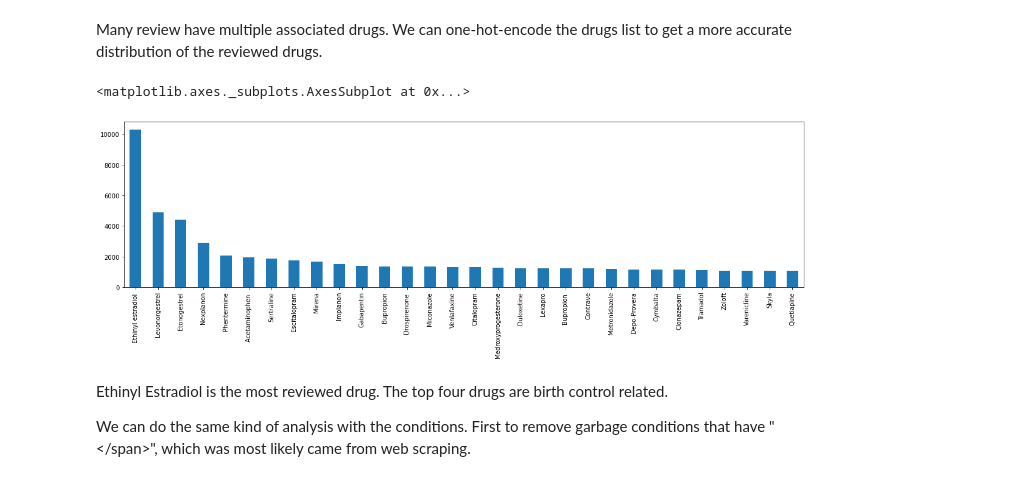
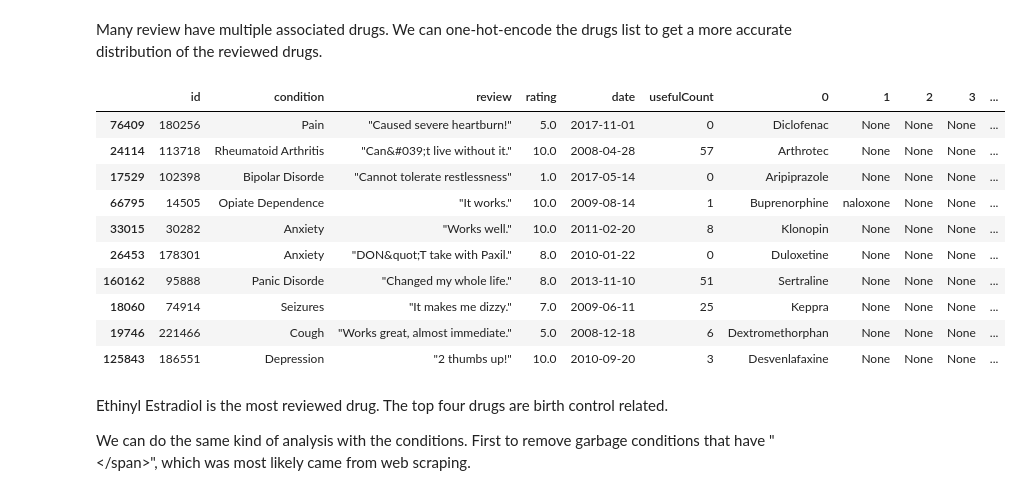
Before and after one commit to kshptl/Drug-Review-Sentiment-Analysis, a Jupyter notebook: EDA.ipynb, the cells around one changed output. Cells and saved outputs as stored; diff of their text form; code cells hidden in the pictures.

```diff
--- a/EDA.ipynb
+++ b/EDA.ipynb
@@ -107,10 +105,22 @@ drugs = pd.concat([drugs.drop("drugName", 1), drugs.drugName.str.split(r"[,/\\\\
 drugName_counts = pd.concat([drugs[0].value_counts(), drugs[1].value_counts(), drugs[2].value_counts(), drugs[3].value_counts(), drugs[4].value_counts()], 1).sum(axis=1)
 
 # plot top 30 reviewed drugs
-drugName_counts[:30].plot(kind="bar", figsize=(20,5))
+drugName_counts = drugName_counts.sort_values(ascending=False)
+drugName_counts[:20].plot(kind="bar", figsize=(20,5))
-# %% [output]
-<matplotlib.axes._subplots.AxesSubplot at 0x...>
-[figure, removed]
+# %%
+drugs[(drugs.review.apply(lambda x : x.split(" ")).apply(len) <= 4)].sample(10)
+# %% [output]
+|  | id | condition | review | rating | date | usefulCount | 0 | 1 | 2 | 3 | ... |
+| 76409 | 180256 | Pain | "Caused severe heartburn!" | 5.0 | 2017-11-01 | 0 | Diclofenac | None | None | None | ... |
+| 24114 | 113718 | Rheumatoid Arthritis | "Can&#039;t live without it." | 10.0 | 2008-04-28 | 57 | Arthrotec | None | None | None | ... |
+| 17529 | 102398 | Bipolar Disorde | "Cannot tolerate restlessness" | 1.0 | 2017-05-14 | 0 | Aripiprazole | None | None | None | ... |
+| 66795 | 14505 | Opiate Dependence | "It works." | 10.0 | 2009-08-14 | 1 | Buprenorphine | naloxone | None | None | ... |
+| 33015 | 30282 | Anxiety | "Works well." | 10.0 | 2011-02-20 | 8 | Klonopin | None | None | None | ... |
+| 26453 | 178301 | Anxiety | "DON&quot;T take with Paxil." | 8.0 | 2010-01-22 | 0 | Duloxetine | None | None | None | ... |
+| 160162 | 95888 | Panic Disorde | "Changed my whole life." | 8.0 | 2013-11-10 | 51 | Sertraline | None | None | None | ... |
+| 18060 | 74914 | Seizures | "It makes me dizzy." | 7.0 | 2009-06-11 | 25 | Keppra | None | None | None | ... |
+| 19746 | 221466 | Cough | "Works great, almost immediate." | 5.0 | 2008-12-18 | 6 | Dextromethorphan | None | None | None | ... |
+| 125843 | 186551 | Depression | "2 thumbs up!" | 10.0 | 2010-09-20 | 3 | Desvenlafaxine | None | None | None | ... |
 # %% [markdown]
 Ethinyl Estradiol is the most reviewed drug. The top four drugs are birth control related.
 
```
Also changed, not shown: parts of 10 cells of this notebook, 1 other file.
